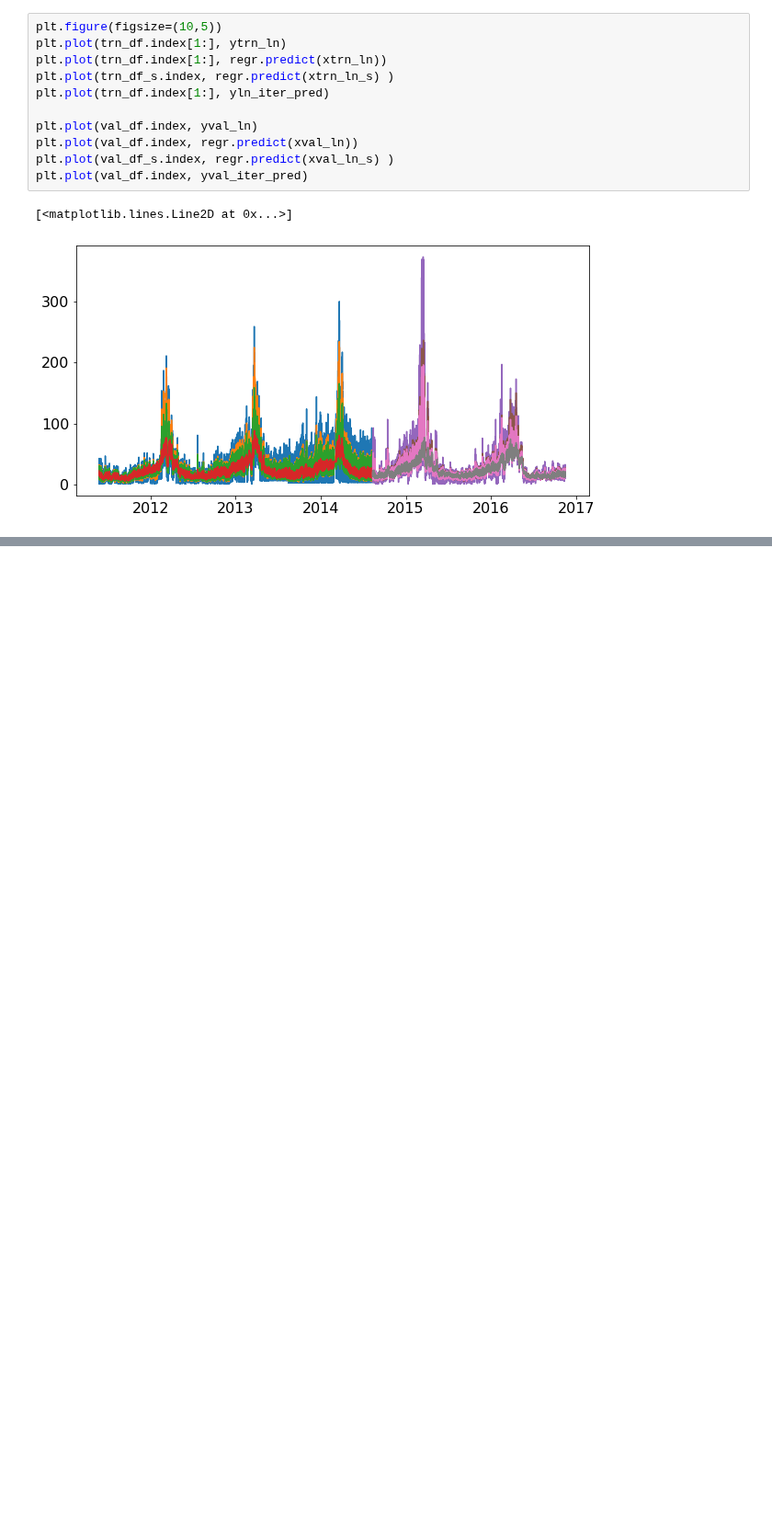
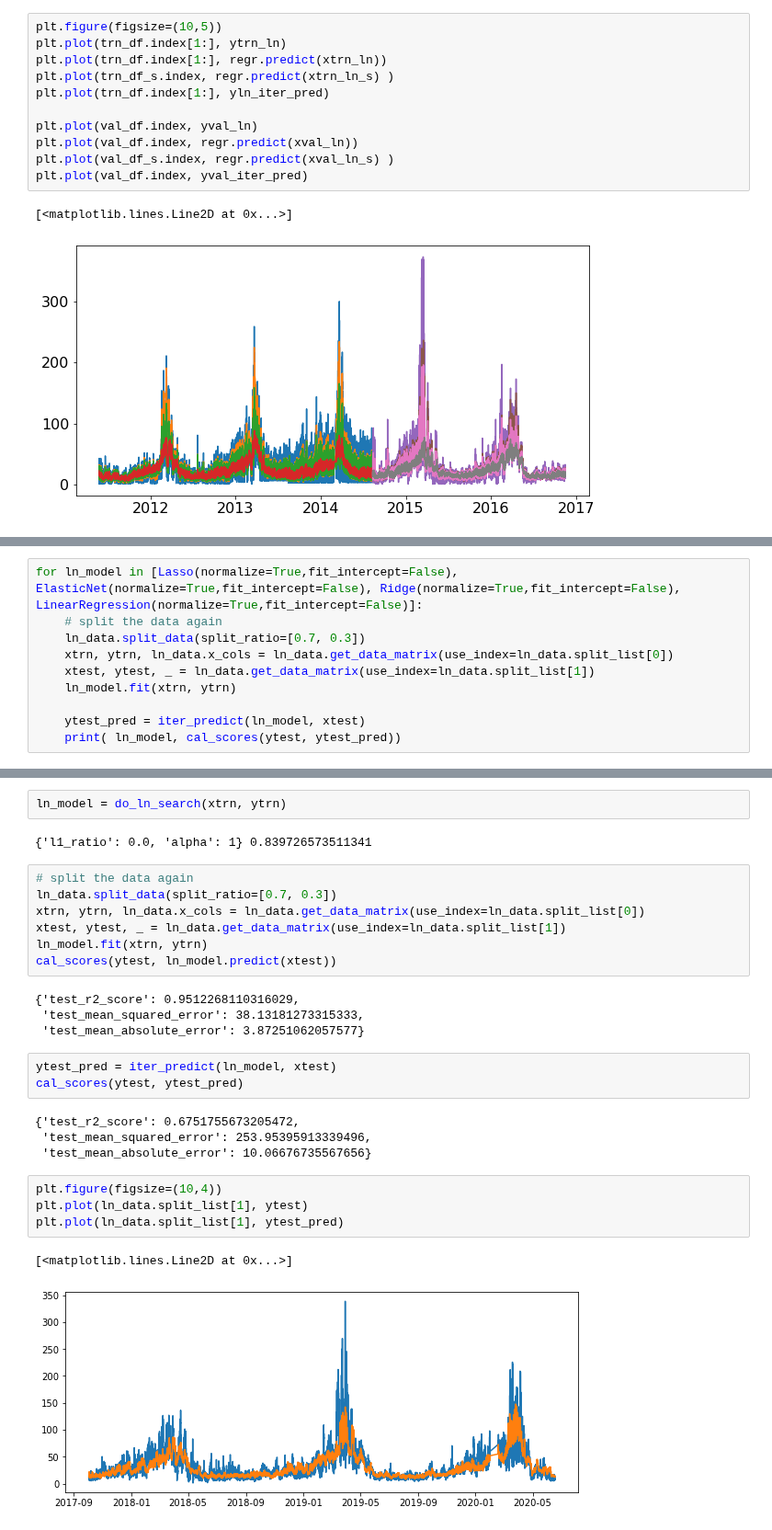
Before and after one commit to worasom/aqi_thailand2, a Jupyter notebook: notebooks/5.1-ML_model2.ipynb, the cells around one changed output, grey strips where cells are left out. Shown at 92% size. Saved outputs shown, nothing was run; the diff lists cells and outputs as text; blank space fills up the shorter version.

```diff
--- a/notebooks/5.1-ML_model2.ipynb
+++ b/notebooks/5.1-ML_model2.ipynb
@@ -461,0 +470,10 @@ plt.plot(val_df.index, yval_iter_pred)
+# %%
+for ln_model in [Lasso(normalize=True,fit_intercept=False), ElasticNet(normalize=True,fit_intercept=False), Ridge(normalize=True,fit_intercept=False), LinearRegression(normalize=True,fit_intercept=False)]:
+    # split the data again
+    ln_data.split_data(split_ratio=[0.7, 0.3])
+    xtrn, ytrn, ln_data.x_cols = ln_data.get_data_matrix(use_index=ln_data.split_list[0])
+    xtest, ytest, _ = ln_data.get_data_matrix(use_index=ln_data.split_list[1])
+    ln_model.fit(xtrn, ytrn)
+
+    ytest_pred = iter_predict(ln_model, xtest)
+    print( ln_model, cal_scores(ytest, ytest_pred))
@@ -461,0 +490,29 @@ plt.plot(val_df.index, yval_iter_pred)
+# %%
+ln_model = do_ln_search(xtrn, ytrn)
+# %% [output]
+{'l1_ratio': 0.0, 'alpha': 1} 0.839726573511341
+# %%
+# split the data again
+ln_data.split_data(split_ratio=[0.7, 0.3])
+xtrn, ytrn, ln_data.x_cols = ln_data.get_data_matrix(use_index=ln_data.split_list[0])
+xtest, ytest, _ = ln_data.get_data_matrix(use_index=ln_data.split_list[1])
+ln_model.fit(xtrn, ytrn)
+cal_scores(ytest, ln_model.predict(xtest))
+# %% [output]
+{'test_r2_score': 0.9512268110316029,
+ 'test_mean_squared_error': 38.13181273315333,
+ 'test_mean_absolute_error': 3.87251062057577}
+# %%
+ytest_pred = iter_predict(ln_model, xtest)
+cal_scores(ytest, ytest_pred)
+# %% [output]
+{'test_r2_score': 0.6751755673205472,
+ 'test_mean_squared_error': 253.95395913339496,
+ 'test_mean_absolute_error': 10.06676735567656}
+# %%
+plt.figure(figsize=(10,4))
+plt.plot(ln_data.split_list[1], ytest)
+plt.plot(ln_data.split_list[1], ytest_pred)
+# %% [output]
+[<matplotlib.lines.Line2D at 0x...>]
+[figure, added]
```
Also changed, not shown: parts of 31 cells of this notebook, 14 other files.
